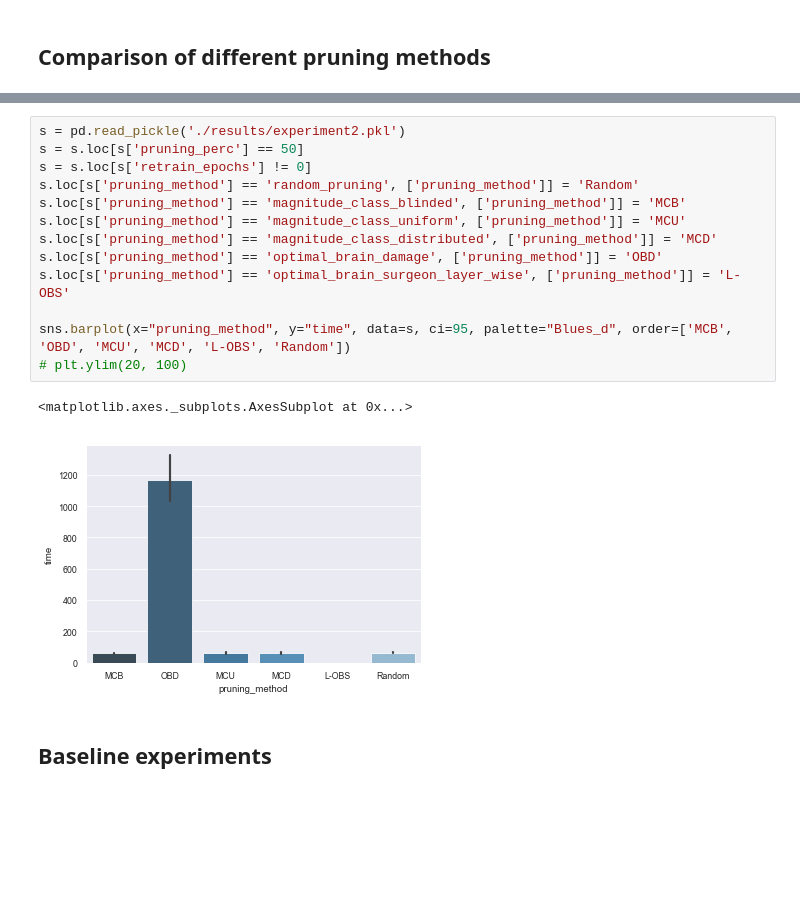
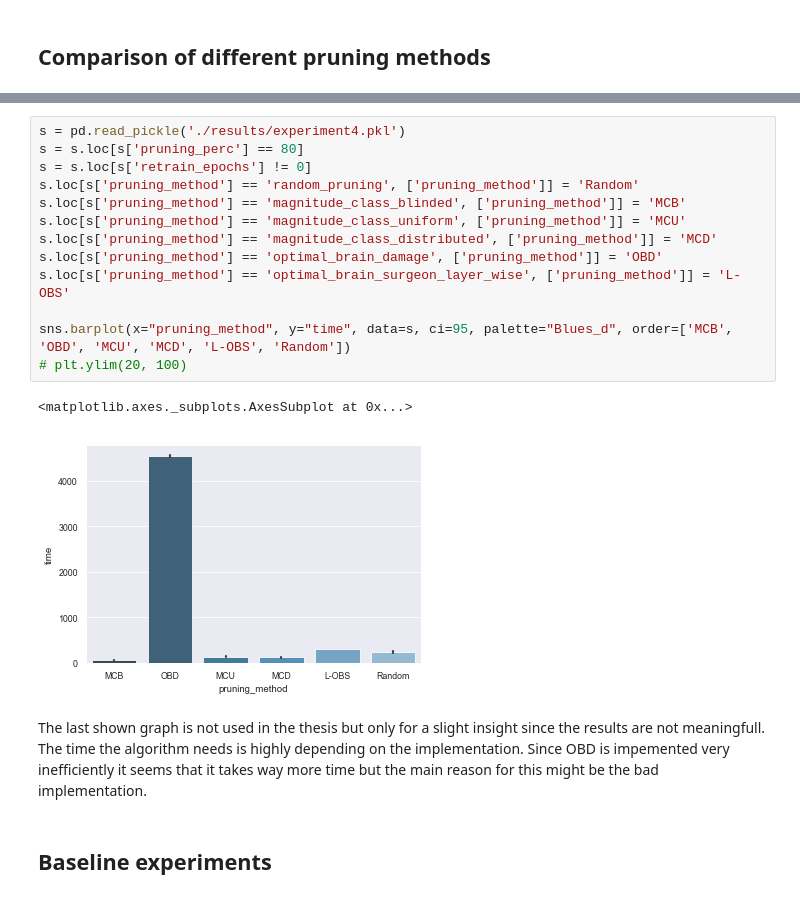
Before and after one commit to pauleon2/pruning-nn, a Jupyter notebook: evaluation.ipynb, the cells around one changed output, grey strips where cells are left out. Saved outputs shown, nothing was run; the diff lists cells and outputs as text; blank space fills up the shorter version.

```diff
--- a/evaluation.ipynb
+++ b/evaluation.ipynb
@@ -508,20 +508,22 @@ plt.ylim(20, 100)
 [figure]
 # %%
-s = pd.read_pickle('./results/experiment2.pkl')
-s = s.loc[s['pruning_perc'] == 50]
+s = pd.read_pickle('./results/experiment4.pkl')
+s = s.loc[s['pruning_perc'] == 80]
 s = s.loc[s['retrain_epochs'] != 0]
 s.loc[s['pruning_method'] == 'random_pruning', ['pruning_method']] = 'Random'
 s.loc[s['pruning_method'] == 'magnitude_class_blinded', ['pruning_method']] = 'MCB'
 s.loc[s['pruning_method'] == 'magnitude_class_uniform', ['pruning_method']] = 'MCU'
 s.loc[s['pruning_method'] == 'magnitude_class_distributed', ['pruning_method']] = 'MCD'
 s.loc[s['pruning_method'] == 'optimal_brain_damage', ['pruning_method']] = 'OBD'
 s.loc[s['pruning_method'] == 'optimal_brain_surgeon_layer_wise', ['pruning_method']] = 'L-OBS'
 
 sns.barplot(x="pruning_method", y="time", data=s, ci=95, palette="Blues_d", order=['MCB', 'OBD', 'MCU', 'MCD', 'L-OBS', 'Random'])
 # plt.ylim(20, 100)
 # %% [output]
 <matplotlib.axes._subplots.AxesSubplot at 0x...>
-[figure, old version]
+[figure, new version]
+# %% [markdown]
+The last shown graph is not used in the thesis but only for a slight insight since the results are not meaningfull. The time the algorithm needs is highly depending on the implementation. Since OBD is impemented very inefficiently it seems that it takes way more time but the main reason for this might be the bad implementation.
 # %% [markdown]
 ## Baseline experiments
 # %%
```
Also changed, not shown: parts of 20 cells of this notebook.
